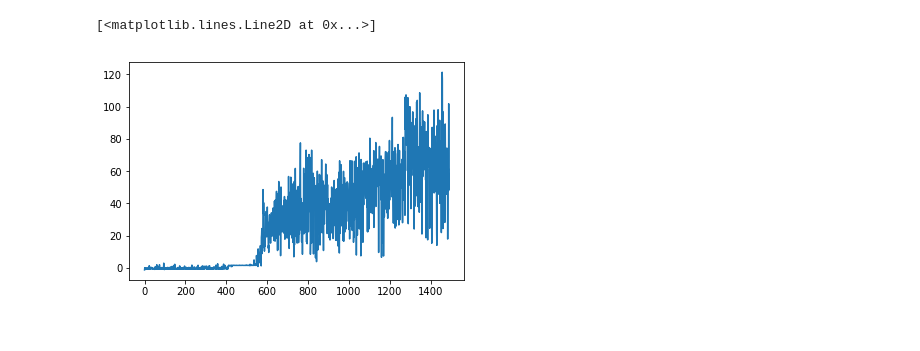
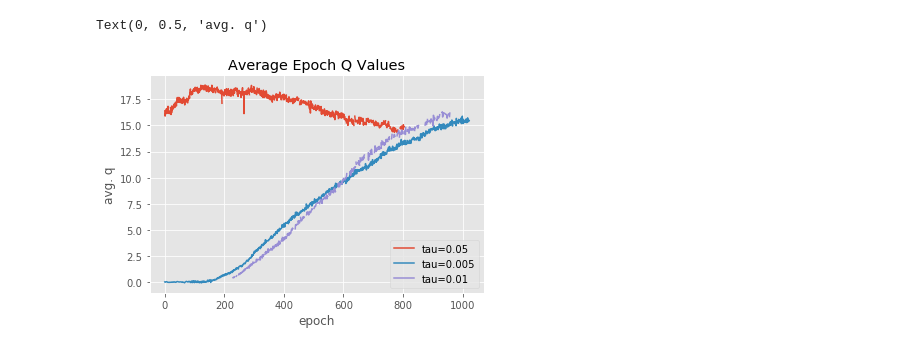
Before and after one commit to rybread1/deep-rl-trex, a Jupyter notebook: Untitled.ipynb, the cells around one changed output. Saved outputs shown, nothing was run; the diff lists cells and outputs as text; code cells hidden in the pictures.

```diff
--- a/Untitled.ipynb
+++ b/Untitled.ipynb
@@ -1,4 +0,0 @@
-# %%
-import pandas as pd
-import matplotlib.pyplot as plt
-df = pd.read_csv('log/20201005-212951/log.csv')
@@ -22,6 +1,25 @@ sns.regplot(x=df[df['epoch']>500].index, y=df[df['epoch']>500]['epoch_rewards'],
-# %%
-f = plt.figure()
-plt.plot(df['epoch_rewards'])
-# %% [output]
-[<matplotlib.lines.Line2D at 0x...>]
-[figure, removed]
+# %%
+import pandas as pd
+import matplotlib.pyplot as plt
+import seaborn as sns
+import datetime
+
+df1 = pd.read_csv('log/20201010-003503/log.csv')
+df2 = pd.read_csv('log/20201007-123703/log.csv')
+df3 = pd.read_csv('log/20201008-221917/log.csv')
+
+plt.style.use('ggplot')
+
+dfs = [df1, df2, df3]
+# %%
+f = plt.figure()
+for df in dfs:
+    plt.plot(df[df['total_steps']>df['pretraining_steps']].reset_index()['epoch_avg_q'])
+
+plt.legend(['tau=0.05', 'tau=0.005', 'tau=0.01'])
+plt.title('Average Epoch Q Values')
+plt.xlabel('epoch')
+plt.ylabel('avg. q')
+# %% [output]
+Text(0, 0.5, 'avg. q')
+[figure, added]
```
Also changed, not shown: parts of 15 cells of this notebook, 18 other files.
